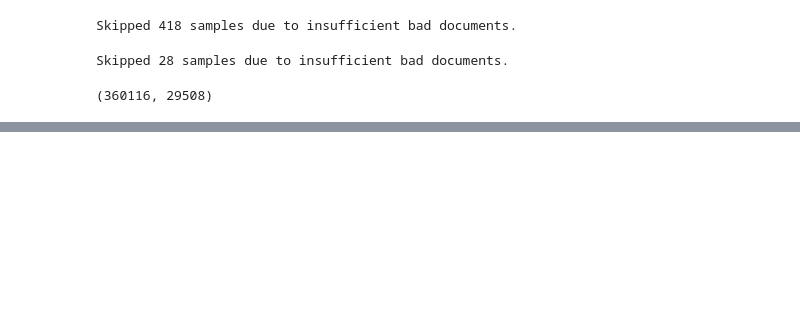
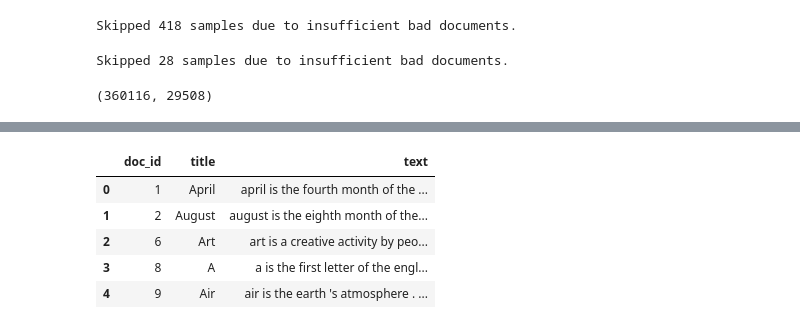
Before and after one commit to DeevyanshuMalu/CS6101-Assignments, a Jupyter notebook: Assignment-2/data_init.ipynb, the cells around one changed output, grey strips where cells are left out. Drawn from its saved outputs; the diff is of its cells as text; code cells hidden in the pictures; blank space fills up the shorter version.

```diff
--- a/Assignment-2/data_init.ipynb
+++ b/Assignment-2/data_init.ipynb
@@ -136,0 +158,10 @@ Wrote 415838 unique documents.
+# %%
+doc_df = pd.read_csv(docs_path, names=["doc_id", "title", "text"], delimiter="\t")
+doc_df.head()
+# %% [output]
+|  | doc_id | title | text |
+| 0 | 1 | April | april is the fourth month of the ... |
+| 1 | 2 | August | august is the eighth month of the... |
+| 2 | 6 | Art | art is a creative activity by peo... |
+| 3 | 8 | A | a is the first letter of the engl... |
+| 4 | 9 | Air | air is the earth 's atmosphere . ... |
```
Also changed, not shown: parts of 12 cells of this notebook, 3 other files.
